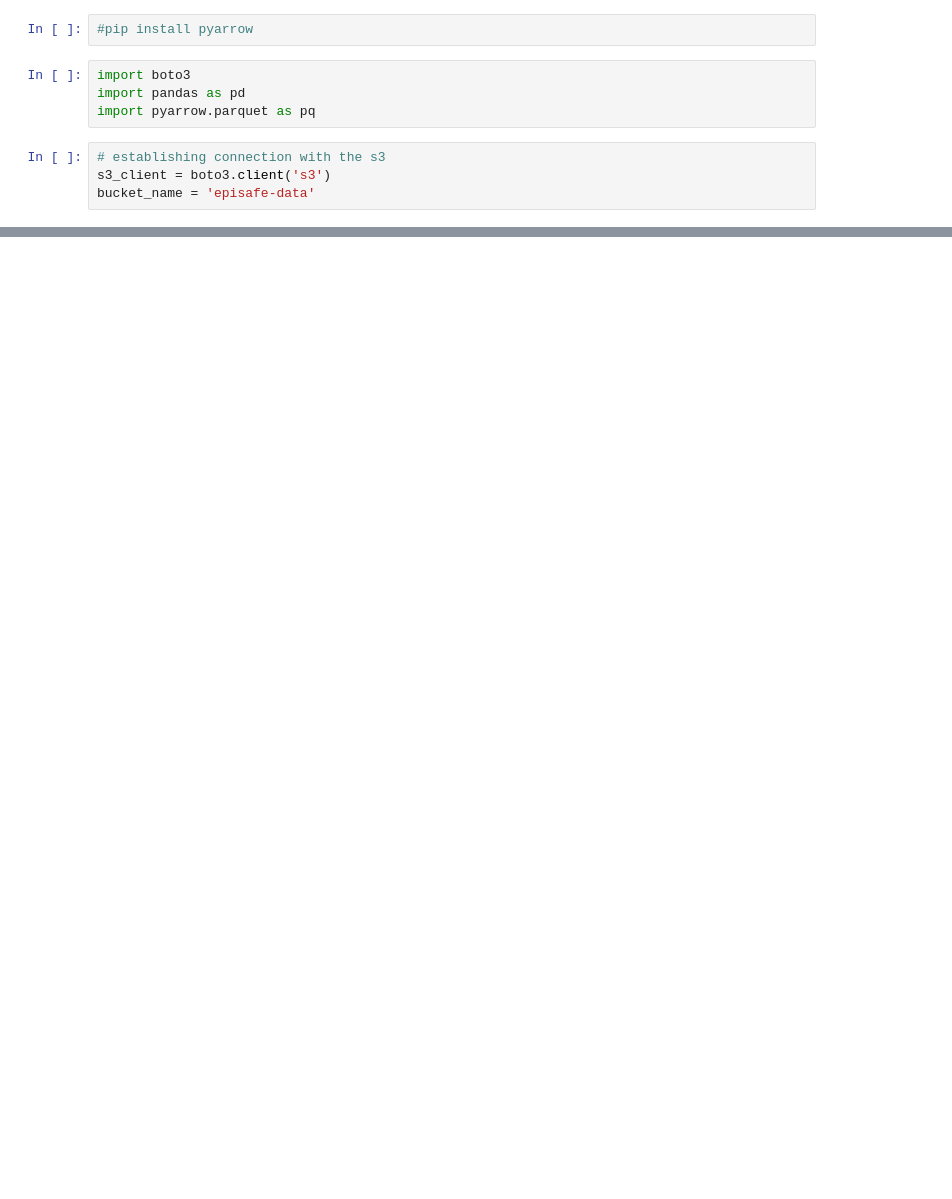
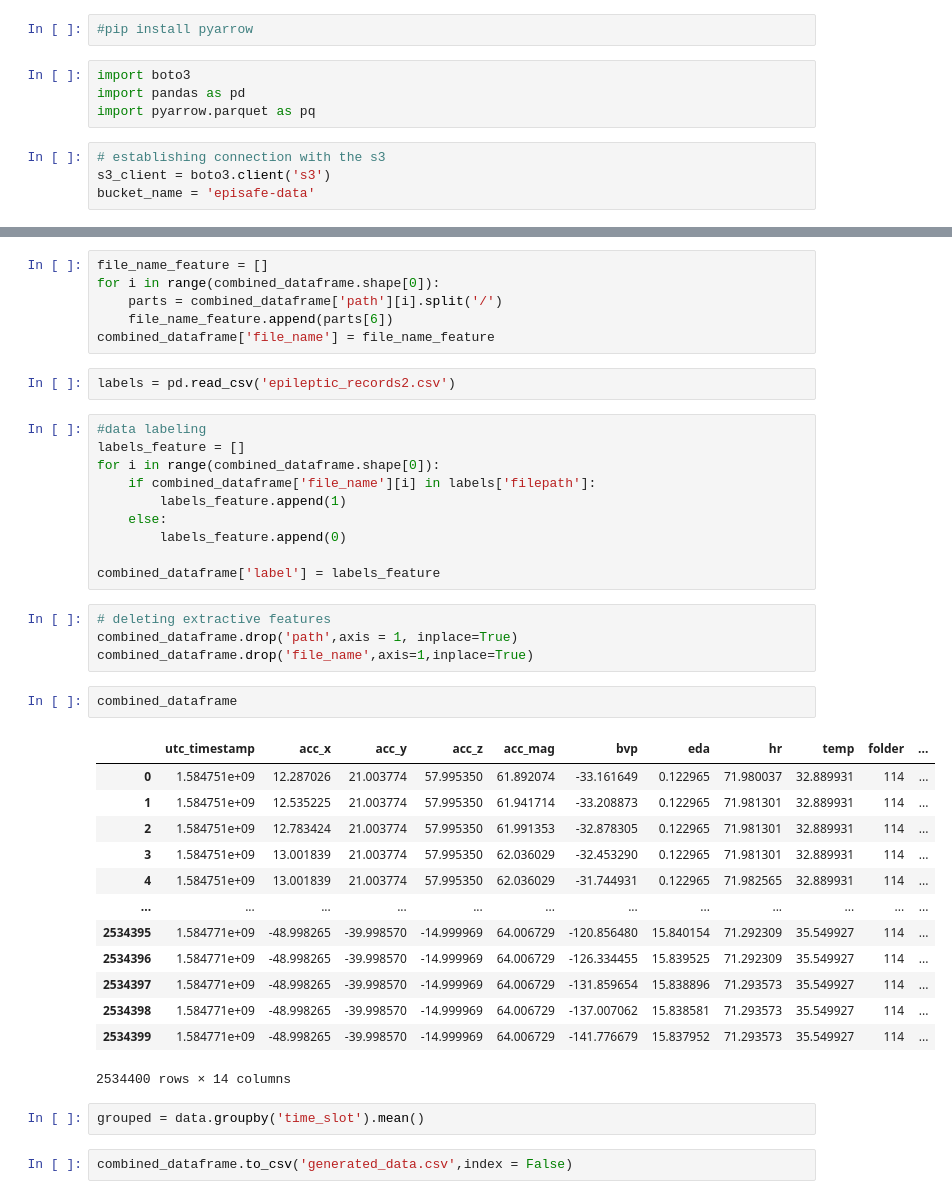
Before and after one commit to jihed-ben-salah/Episafe, a Jupyter notebook: sagemaker-data-preparation.ipynb, the cells around one changed output, grey strips where cells are left out. Saved outputs shown, nothing was run; the diff lists cells and outputs as text; blank space fills up the shorter version.

```diff
--- a/sagemaker-data-preparation.ipynb
+++ b/sagemaker-data-preparation.ipynb
@@ -35,0 +330,42 @@ EndpointConnectionError: Could not connect to the endpoint URL: "https://episafe
+# %%
+file_name_feature = []
+for i in range(combined_dataframe.shape[0]):
+    parts = combined_dataframe['path'][i].split('/')
+    file_name_feature.append(parts[6])
+combined_dataframe['file_name'] = file_name_feature
+# %%
+labels = pd.read_csv('epileptic_records2.csv')
+# %%
+#data labeling
+labels_feature = []
+for i in range(combined_dataframe.shape[0]):
+    if combined_dataframe['file_name'][i] in labels['filepath']:
+        labels_feature.append(1)
+    else:
+        labels_feature.append(0)
+
+combined_dataframe['label'] = labels_feature
+# %%
+# deleting extractive features
+combined_dataframe.drop('path',axis = 1, inplace=True)
+combined_dataframe.drop('file_name',axis=1,inplace=True)
+# %%
+combined_dataframe
+# %% [output]
+|  | utc_timestamp | acc_x | acc_y | acc_z | acc_mag | bvp | eda | hr | temp | folder | ... |
+| 0 | 1.584751e+09 | 12.287026 | 21.003774 | 57.995350 | 61.892074 | -33.161649 | 0.122965 | 71.980037 | 32.889931 | 114 | ... |
+| 1 | 1.584751e+09 | 12.535225 | 21.003774 | 57.995350 | 61.941714 | -33.208873 | 0.122965 | 71.981301 | 32.889931 | 114 | ... |
+| 2 | 1.584751e+09 | 12.783424 | 21.003774 | 57.995350 | 61.991353 | -32.878305 | 0.122965 | 71.981301 | 32.889931 | 114 | ... |
+| 3 | 1.584751e+09 | 13.001839 | 21.003774 | 57.995350 | 62.036029 | -32.453290 | 0.122965 | 71.981301 | 32.889931 | 114 | ... |
+| 4 | 1.584751e+09 | 13.001839 | 21.003774 | 57.995350 | 62.036029 | -31.744931 | 0.122965 | 71.982565 | 32.889931 | 114 | ... |
+| ... | ... | ... | ... | ... | ... | ... | ... | ... | ... | ... | ... |
+| 2534395 | 1.584771e+09 | -48.998265 | -39.998570 | -14.999969 | 64.006729 | -120.856480 | 15.840154 | 71.292309 | 35.549927 | 114 | ... |
+| 2534396 | 1.584771e+09 | -48.998265 | -39.998570 | -14.999969 | 64.006729 | -126.334455 | 15.839525 | 71.292309 | 35.549927 | 114 | ... |
+| 2534397 | 1.584771e+09 | -48.998265 | -39.998570 | -14.999969 | 64.006729 | -131.859654 | 15.838896 | 71.293573 | 35.549927 | 114 | ... |
+| 2534398 | 1.584771e+09 | -48.998265 | -39.998570 | -14.999969 | 64.006729 | -137.007062 | 15.838581 | 71.293573 | 35.549927 | 114 | ... |
+| 2534399 | 1.584771e+09 | -48.998265 | -39.998570 | -14.999969 | 64.006729 | -141.776679 | 15.837952 | 71.293573 | 35.549927 | 114 | ... |
+2534400 rows × 14 columns
+# %%
+grouped = data.groupby('time_slot').mean()
+# %%
+combined_dataframe.to_csv('generated_data.csv',index = False)
```
Also changed, not shown: parts of 26 cells of this notebook, 11 other files.
